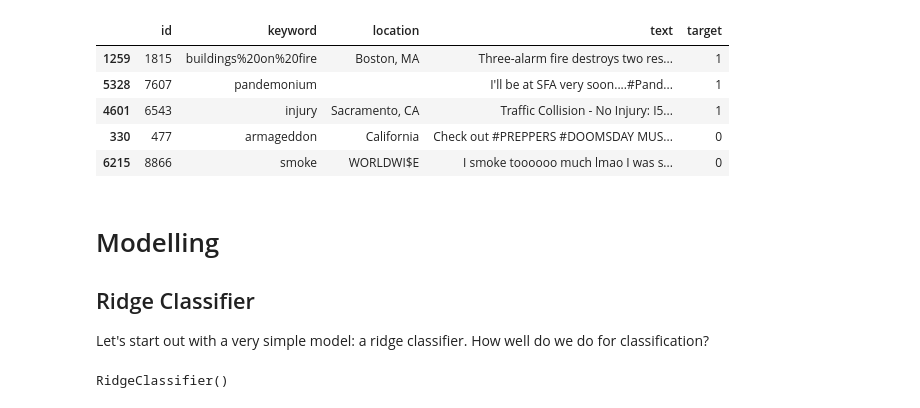
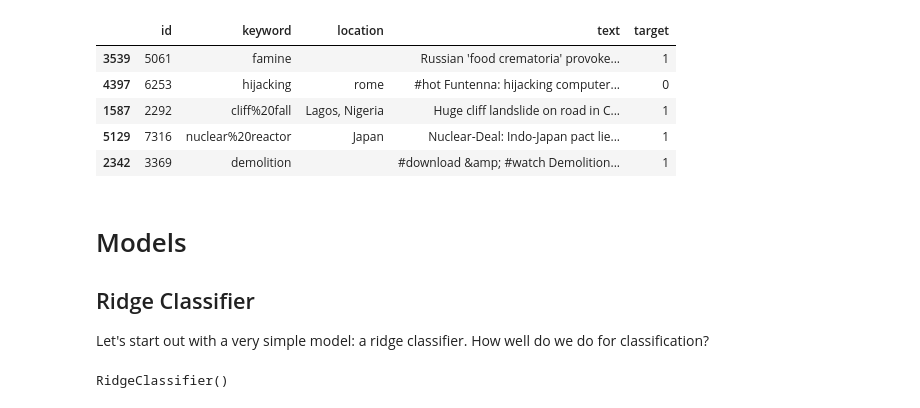
Before and after one commit to jeffkoskulics/Springboard, a Jupyter notebook: Capstone3/notebooks/Preprocess-Model.ipynb, the cells around one changed output. Drawn from its saved outputs; the diff is of its cells as text; code cells hidden in the pictures.

```diff
--- a/Capstone3/notebooks/Preprocess-Model.ipynb
+++ b/Capstone3/notebooks/Preprocess-Model.ipynb
@@ -4,23 +7,23 @@ In this step, we convert the raw text into numerical features for analysis. We h
 # %%
 import pandas as pd
 import numpy as np
 
 train = pd.read_csv('../downloads/train.csv')
-test = pd.read_csv('../downloads/train.csv')
+test = pd.read_csv('../downloads/test.csv')
 
 train.keyword.fillna('',inplace=True)
 test.keyword.fillna('',inplace=True)
 train.location.fillna('',inplace=True)
 test.location.fillna('',inplace=True)
 
 train.sample(5)
 # %% [output]
 |  | id | keyword | location | text | target |
-| 1259 | 1815 | buildings%20on%20fire | Boston, MA | Three-alarm fire destroys two res... | 1 |
-| 5328 | 7607 | pandemonium |  | I'll be at SFA very soon....#Pand... | 1 |
-| 4601 | 6543 | injury | Sacramento, CA | Traffic Collision - No Injury: I5... | 1 |
-| 330 | 477 | armageddon | California | Check out #PREPPERS #DOOMSDAY MUS... | 0 |
-| 6215 | 8866 | smoke | WORLDWI$E | I smoke toooooo much lmao I was s... | 0 |
+| 3539 | 5061 | famine |  | Russian 'food crematoria' provoke... | 1 |
+| 4397 | 6253 | hijacking | rome | #hot Funtenna: hijacking computer... | 0 |
+| 1587 | 2292 | cliff%20fall | Lagos, Nigeria | Huge cliff landslide on road in C... | 1 |
+| 5129 | 7316 | nuclear%20reactor | Japan | Nuclear-Deal: Indo-Japan pact lie... | 1 |
+| 2342 | 3369 | demolition |  | #download &amp; #watch Demolition... | 1 |
 # %%
 from nltk import TweetTokenizer
 tt = TweetTokenizer(strip_handles=True, reduce_len=True)
@@ -41,7 +44,7 @@ test_tweets = pd.DataFrame(cv.transform(test['text']).toarray(),columns=cv.get_f
 X_test = pd.concat([test_keywords,test_tweets],axis=1)
 y_test = test.target
 # %% [markdown]
-# Modelling
+# Models
 ## Ridge Classifier
 Let's start out with a very simple model: a ridge classifier. How well do we do for classification?
 # %%
```
Also changed, not shown: parts of 19 cells of this notebook, 3 other files.
